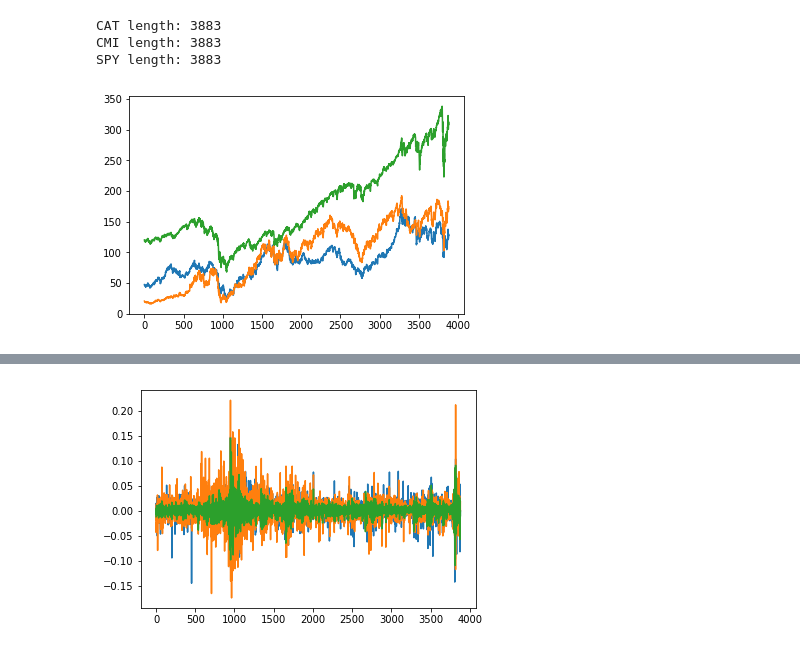
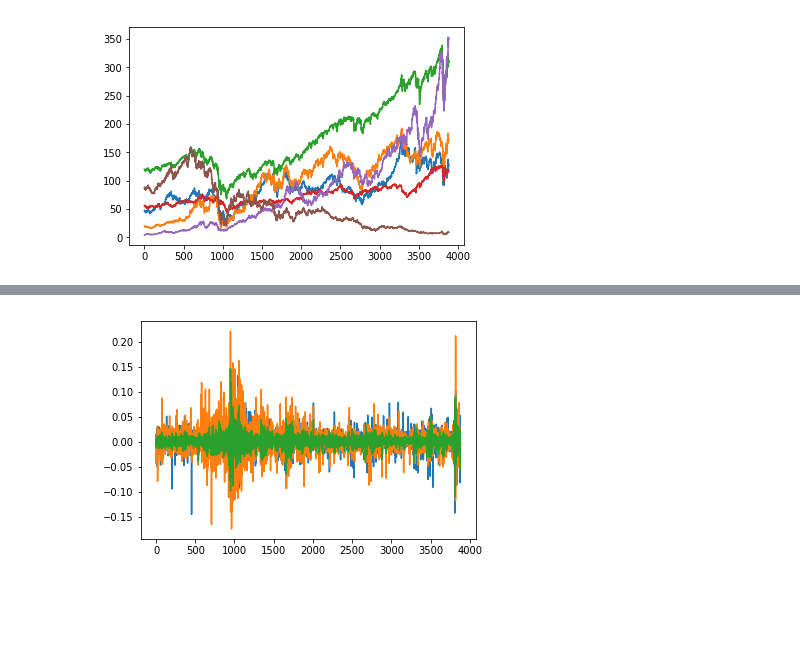
Before and after one commit to alangshur/temporal-convnet-trader, a Jupyter notebook: exp/pair.ipynb, the cells around one changed output, grey strips where cells are left out. Cells and saved outputs as stored; diff of their text form; code cells hidden in the pictures; blank space fills up the shorter version.

```diff
--- a/exp/pair.ipynb
+++ b/exp/pair.ipynb
@@ -7,21 +8,22 @@ import csv
 cat_f = open('../data/day/CAT-1d.csv', 'r')
 cmi_f = open('../data/day/CMI-1d.csv', 'r')
 spy_f = open('../data/day/SPY-1d.csv', 'r')
+pg_f = open('../data/day/PG-1d.csv', 'r')
+aapl_f = open('../data/day/AAPL-1d.csv', 'r')
+db_f = open('../data/day/DB-1d.csv', 'r')
 cat = np.array(list(csv.reader(cat_f)))[:, 4].astype(np.float64)
 cmi = np.array(list(csv.reader(cmi_f)))[:, 4].astype(np.float64)
 spy = np.array(list(csv.reader(spy_f)))[:, 4].astype(np.float64)
+pg = np.array(list(csv.reader(pg_f)))[:, 4].astype(np.float64)
+aapl = np.array(list(csv.reader(aapl_f)))[:, 4].astype(np.float64)
+db = np.array(list(csv.reader(db_f)))[:, 4].astype(np.float64)
-# %%
-print('CAT length: {}'.format(cat.shape[0]))
-print('CMI length: {}'.format(cmi.shape[0]))
-print('SPY length: {}'.format(spy.shape[0]))
-# %% [output]
-CAT length: 3883
-CMI length: 3883
-SPY length: 3883
 # %%
 plt.plot(cat)
 plt.plot(cmi)
 plt.plot(spy)
+plt.plot(pg)
+plt.plot(aapl)
+plt.plot(db)
 plt.show()
 # %% [output]
-[figure, old version]
+[figure, new version]
```
Also changed, not shown: parts of 7 cells of this notebook, 6 other files.
